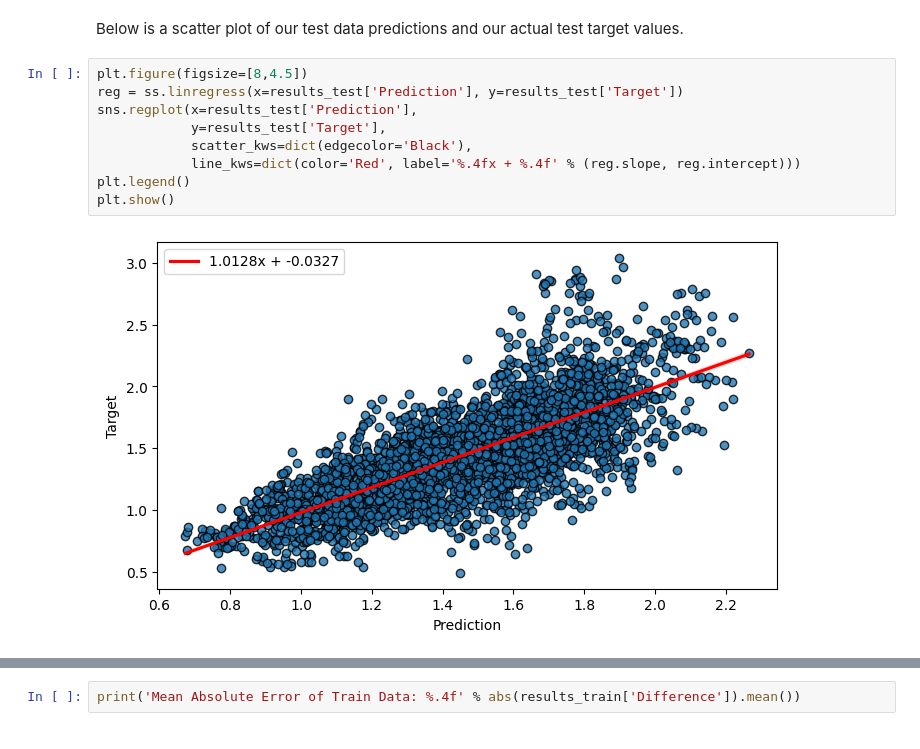
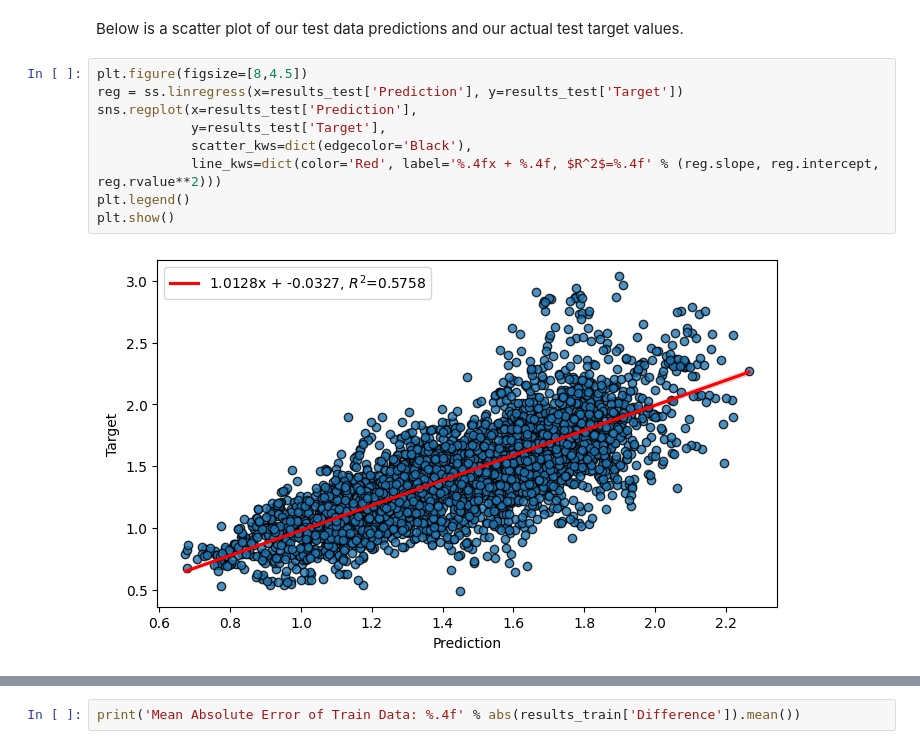
Before and after one commit to jackburbidge/portfolio, a Jupyter notebook: Avocado_TensorFlow_Linear.ipynb, the cells around one changed output, grey strips where cells are left out. Cells and saved outputs as stored; diff of their text form.

```diff
--- a/Avocado_TensorFlow_Linear.ipynb
+++ b/Avocado_TensorFlow_Linear.ipynb
@@ -353,14 +351,14 @@ Below is a scatter plot of our test data predictions and our actual test target
 # %%
 plt.figure(figsize=[8,4.5])
 reg = ss.linregress(x=results_test['Prediction'], y=results_test['Target'])
 sns.regplot(x=results_test['Prediction'],
             y=results_test['Target'],
             scatter_kws=dict(edgecolor='Black'),
-            line_kws=dict(color='Red', label='%.4fx + %.4f' % (reg.slope, reg.intercept)))
+            line_kws=dict(color='Red', label='%.4fx + %.4f, $R^2$=%.4f' % (reg.slope, reg.intercept, reg.rvalue**2)))
 plt.legend()
 plt.show()
 # %% [output]
-[figure, old version]
+[figure, new version]
 # %%
 preds_train = model.predict(X_train_norm)
 results_train = pd.DataFrame({'Target_Norm' : np.array(y_train_norm).T[0], 'Prediction_Norm' : preds_train.T[0]})
```
Also changed, not shown: parts of 8 cells of this notebook, 3 other files.
